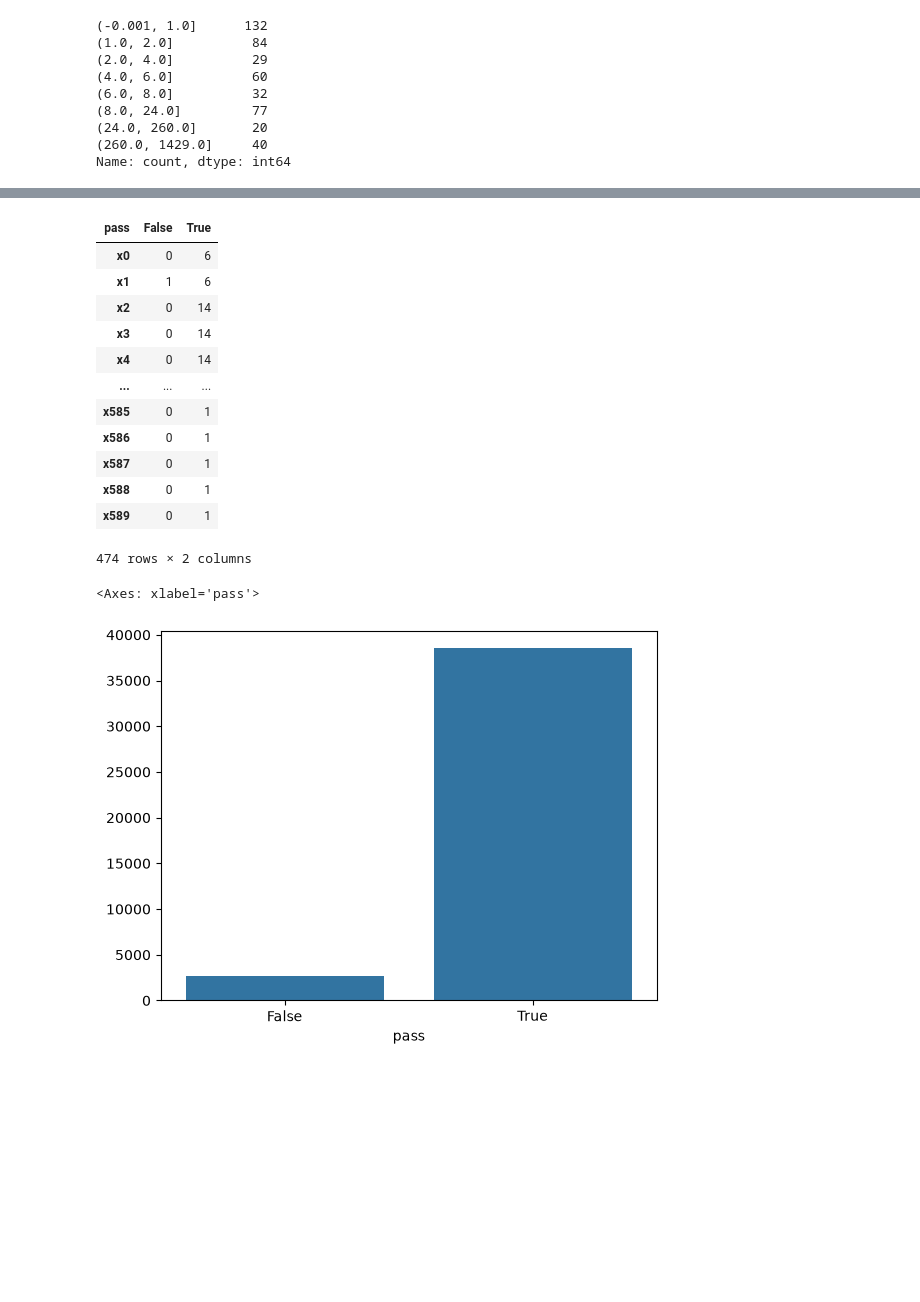
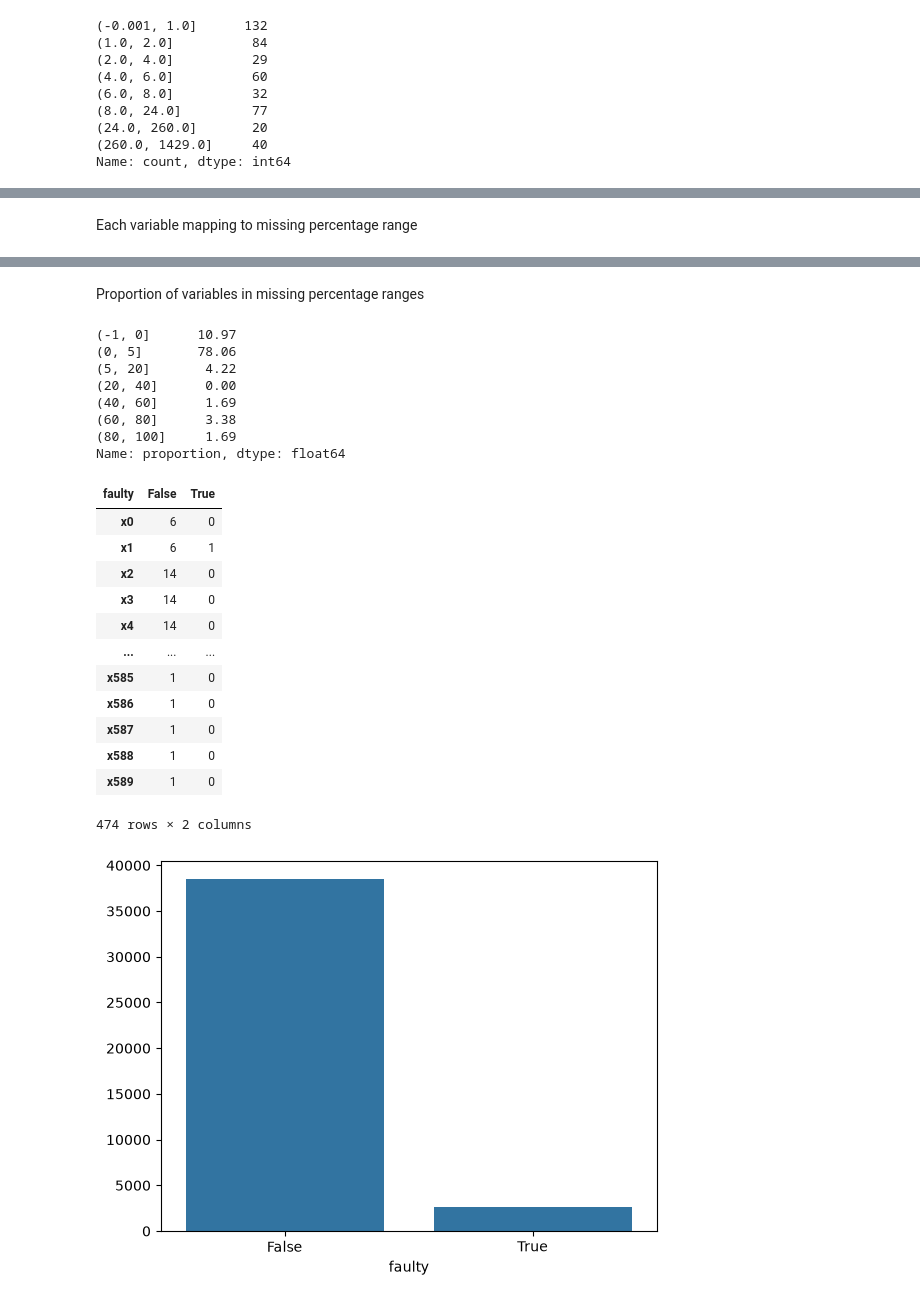
Before and after one commit to pancurster/secom-ml, a Jupyter notebook: notebooks/eda02.ipynb, the cells around one changed output, grey strips where cells are left out. Cells and saved outputs as stored; diff of their text form; code cells hidden in the pictures; blank space fills up the shorter version.

```diff
--- a/notebooks/eda02.ipynb
+++ b/notebooks/eda02.ipynb
@@ -25,7 +24,6 @@ from secomml.data_cleaning import drop_zero_variance_columns
 sys.path.extend(['../src'])
 # %%
 df = load_secom("../data/raw/secom.zip").drop(columns=['timestamp'])
-df = convert_pass_to_boolean(df)
 df = drop_zero_variance_columns(df)
 n  = df.shape[0]
 df
@@ -153,2 +156,4 @@ Name: count, dtype: int64
+# %% [markdown]
+Each variable mapping to missing percentage range
 # %%
 bins = pd.IntervalIndex.from_tuples([(-1,0), (0, 5), (5, 20), (20, 40), (40, 60), (60, 80), (80, 100)])
@@ -167,30 +173,43 @@ x588    (0, 5]
 x589    (0, 5]
 Length: 474, dtype: category
 Categories (7, interval[int64, right]): [(-1, 0] < (0, 5] < (5, 20] < (20, 40] < (40, 60] < (60, 80] < (80, 100]]
+# %% [markdown]
+Proportion of variables in missing percentage ranges
+# %%
+round(missing_bins_custom_ranges.value_counts(normalize=True).sort_index() * 100, 2)
+# %% [output]
+(-1, 0]      10.97
+(0, 5]       78.06
+(5, 20]       4.22
+(20, 40]      0.00
+(40, 60]      1.69
+(60, 80]      3.38
+(80, 100]     1.69
+Name: proportion, dtype: float64
 # %%
 # CDF
 # %%
-df_grby_pass = df.groupby('pass').agg(lambda x: pd.isna(x).sum())
-df_grby_pass.T
+df_grby_faulty = df.groupby('faulty').agg(lambda x: pd.isna(x).sum())
+df_grby_faulty.T
 # %% [output]
-| pass | False | True |
-| x0 | 0 | 6 |
-| x1 | 1 | 6 |
-| x2 | 0 | 14 |
-| x3 | 0 | 14 |
-| x4 | 0 | 14 |
+| faulty | False | True |
+| x0 | 6 | 0 |
+| x1 | 6 | 1 |
+| x2 | 14 | 0 |
+| x3 | 14 | 0 |
+| x4 | 14 | 0 |
 | ... | ... | ... |
-| x585 | 0 | 1 |
-| x586 | 0 | 1 |
-| x587 | 0 | 1 |
-| x588 | 0 | 1 |
-| x589 | 0 | 1 |
+| x585 | 1 | 0 |
+| x586 | 1 | 0 |
+| x587 | 1 | 0 |
+| x588 | 1 | 0 |
+| x589 | 1 | 0 |
 474 rows × 2 columns
 # %%
-sns.barplot(data=df_grby_pass.T.sum())
+sns.barplot(data=df_grby_faulty.T.sum())
+plt.show()
 # %% [output]
-<Axes: xlabel='pass'>
-[figure, old version]
+[figure, new version]
 # %%
 df.isna().sum() / n
 # %% [output]
```
Also changed, not shown: parts of 9 cells of this notebook, 2 other files.
